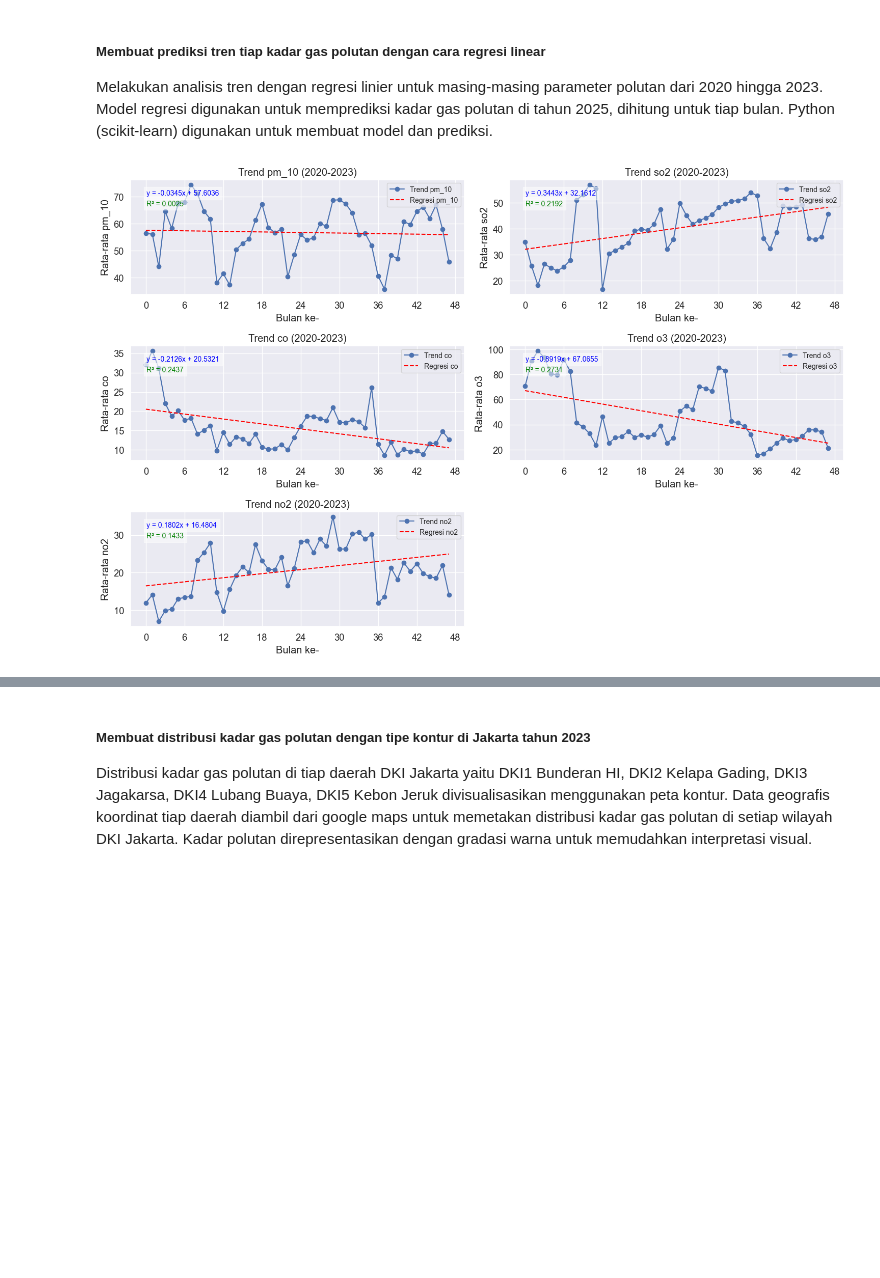
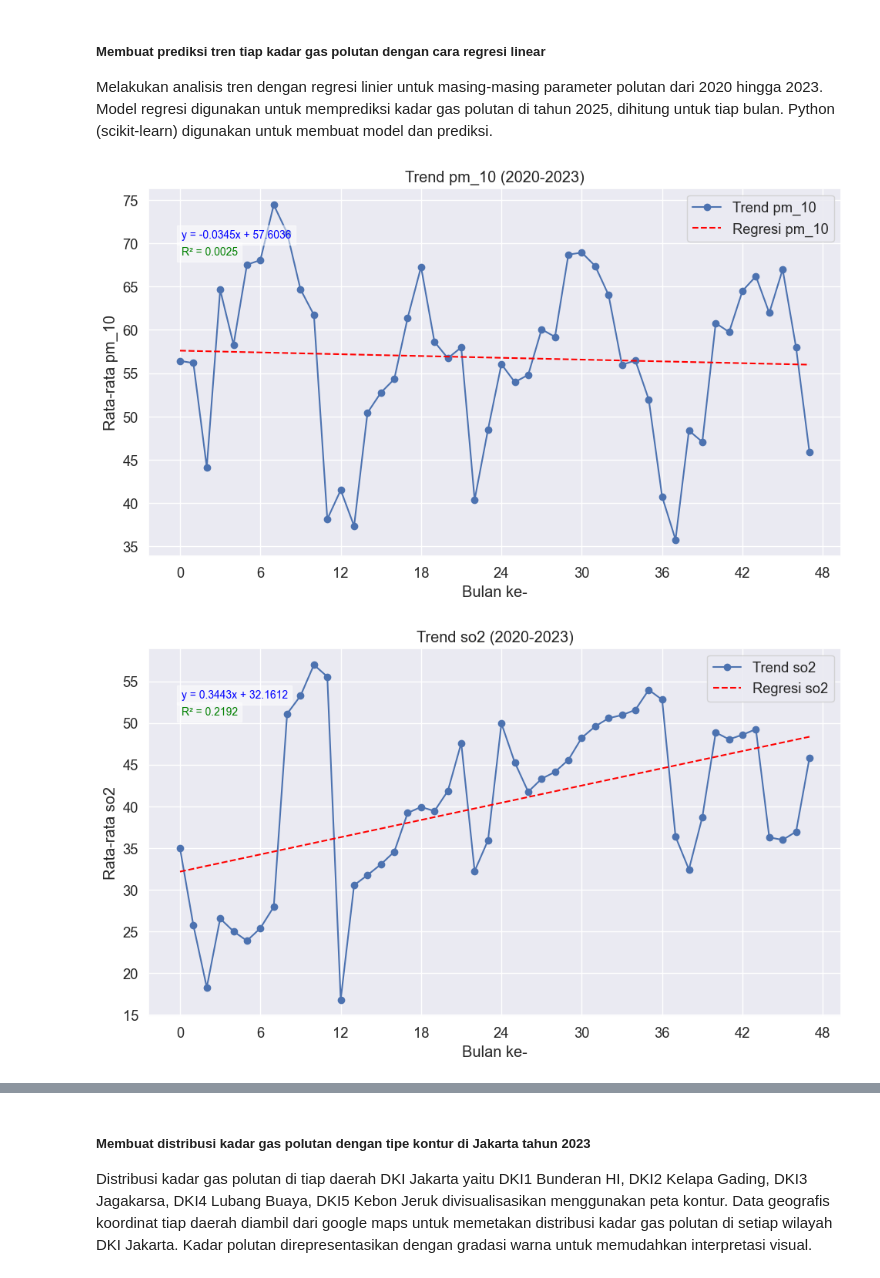
Before and after one commit to Alivican/RBL-PGDA, a Jupyter notebook: RBL KLP 10.ipynb, the cells around one changed output, grey strips where cells are left out. Drawn from its saved outputs; the diff is of its cells as text; code cells hidden in the pictures; blank space fills up the shorter version.

Commit message:
result parameter statistik ISPU

```diff
--- a/RBL KLP 10.ipynb
+++ b/RBL KLP 10.ipynb
@@ -436,12 +438,8 @@ Melakukan analisis tren dengan regresi linier untuk masing-masing parameter polu
 # %%
 from sklearn.linear_model import LinearRegression
 from matplotlib.ticker import MaxNLocator
-import matplotlib.pyplot as plt
 
-# Membuat figur tunggal
-plt.figure(figsize=(15, 10))
-
-for i, param in enumerate(['pm_10', 'so2', 'co', 'o3', 'no2']):
+for param in ['pm_10', 'so2', 'co', 'o3', 'no2']:
     X = rata_rata_bulanan.index.values.reshape(-1, 1)  # Tahun sebagai variabel independen
     y = rata_rata_bulanan[param].values  # Nilai parameter ISPU sebagai variabel dependen
 
@@ -457,50 +455,50 @@ for i, param in enumerate(['pm_10', 'so2', 'co', 'o3', 'no2']):
     trend_line = model.predict(X)
 
     # Mendapatkan koefisien regresi, intercept, dan nilai R^2
     coef = model.coef_[0]
     intercept = model.intercept_
     r_squared = model.score(X, y)
 
     # Menggunakan format 4 angka di belakang koma
     equation = f"y = {coef:.4f}x + {intercept:.4f}"
     r_squared_text = f"R² = {r_squared:.4f}"
 
-    # Membuat subplot
-    ax = plt.subplot(3, 2, i + 1)  # Membuat layout subplot 3 baris, 2 kolom
-    ax.plot(X, y, marker='o', label=f'Trend {param}')
-    ax.plot(X, trend_line, color='red', linestyle='--', label=f'Regresi {param}')
-    ax.set_title(f'Trend {param} (2020-2023)')
-    ax.set_xlabel('Bulan ke-')
-    ax.set_ylabel(f'Rata-rata {param}')
+    # Plotting tren
+    plt.figure(figsize=(10, 6))
+    plt.plot(X, y, marker='o', label=f'Trend {param}')
+    plt.plot(X, trend_line, color='red', linestyle='--', label=f'Regresi {param}')
+    plt.title(f'Trend {param} (2020-2023)')
+    plt.xlabel('Bulan ke-')
+    plt.ylabel(f'Rata-rata {param}')
 
     # Tambahkan persamaan regresi dan R^2 ke grafik
-    ax.text(
+    plt.text(
         X.min() + 0.1,
         max(y) - 0.1 * (max(y) - min(y)),
         equation,
         fontsize=10,
         color='blue',
         bbox=dict(facecolor='white', alpha=0.5)
     )
-    ax.text(
+    plt.text(
         X.min() + 0.1,
-        max(y) - 0.2 * (max(y) - min(y)),
+        max(y) - 0.15 * (max(y) - min(y)),
         r_squared_text,
         fontsize=10,
         color='green',
         bbox=dict(facecolor='white', alpha=0.5)
     )
 
+    # Mengatur margin manual
+    plt.subplots_adjust(left=0.15, right=0.85, top=0.85, bottom=0.15)
+
     # Mengatur sumbu X agar tidak ada angka desimal
-    ax.xaxis.set_major_locator(MaxNLocator(integer=True))
+    plt.gca().xaxis.set_major_locator(MaxNLocator(integer=True))
 
-    ax.legend(fontsize=10, loc='upper right')
-    ax.grid(True)
-
-# Menyusun tata letak agar tidak saling tumpang tindih
-plt.tight_layout()
-
-# Menampilkan semua grafik dalam satu gambar
-plt.show()
+    plt.legend()
+    plt.grid(True)
+    plt.tight_layout()
+    plt.show()
 # %% [output]
-[figure, old version]
+[figure, new version]
+[figure, added]
```
Also changed, not shown: parts of 10 cells of this notebook.
